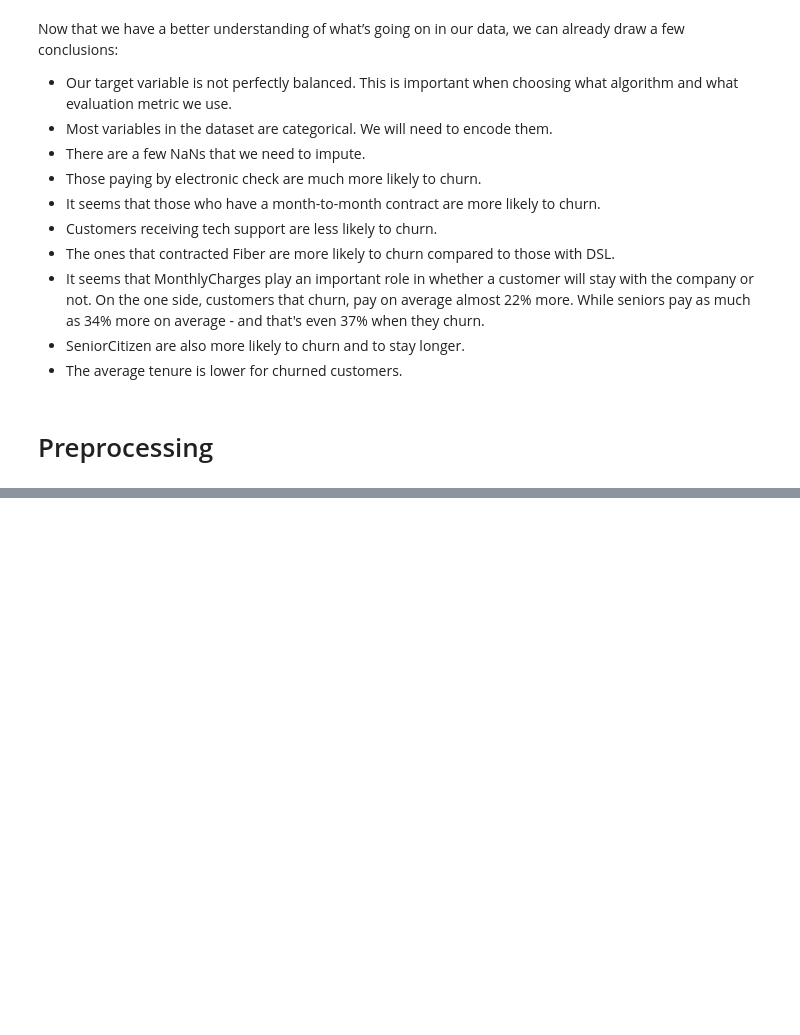
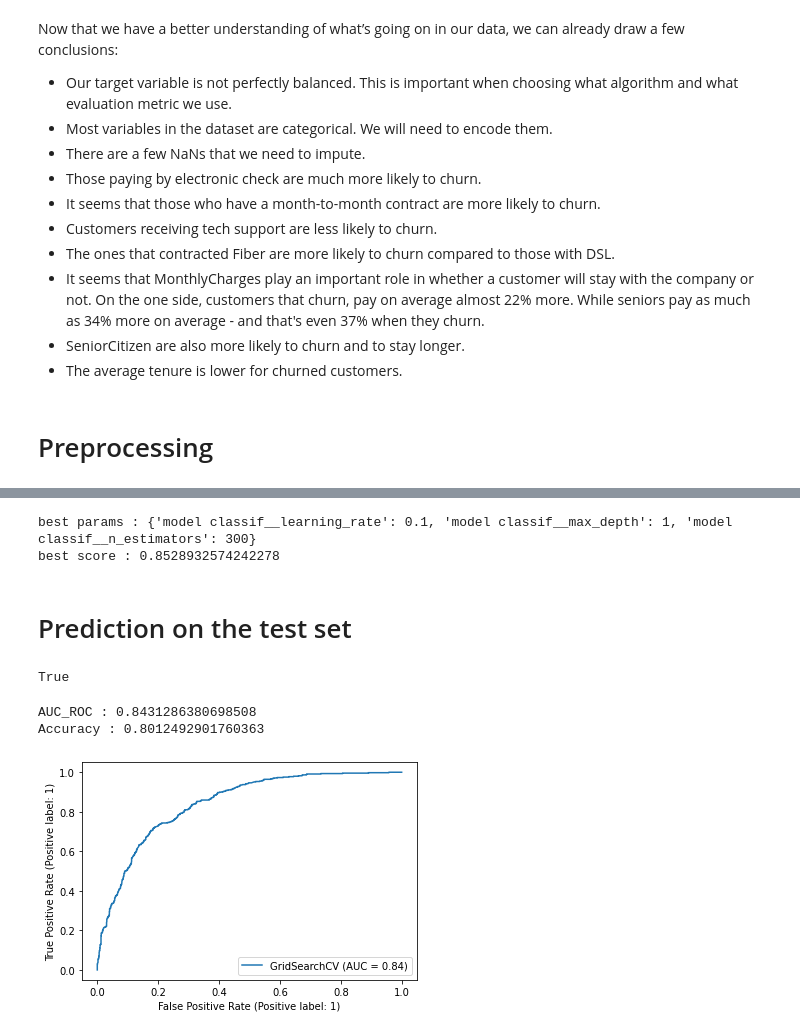
Before and after one commit to AmelieRmd/Customer-Churn, a Jupyter notebook: Churn_modeling.ipynb, the cells around one changed output, grey strips where cells are left out. Drawn from its saved outputs; the diff is of its cells as text; code cells hidden in the pictures; blank space fills up the shorter version.

Commit message:
modeling

```diff
--- a/Churn_modeling.ipynb
+++ b/Churn_modeling.ipynb
@@ -272 +330,7 @@ Now that we have a better understanding of what’s going on in our data, we can
+# %%
+# Preprocessor
+preproc = ColumnTransformer([
+    ('numerical', num_transformer, num_feat),
+    ('categorical', cat_transformer, cat_feat)
+], remainder='passthrough')
 # %% [markdown]
@@ -277,0 +477,9 @@ Now that we have a better understanding of what’s going on in our data, we can
+# %%
+# Final pipeline
+# Model GradientBoosting
+pipe = Pipeline(steps=[
+        ('preprocesser', preproc),
+        ('model classif', GradientBoostingClassifier(random_state=123))
+])
+
+pipe.get_params()
@@ -277,0 +504,11 @@ Now that we have a better understanding of what’s going on in our data, we can
+# %%
+# Grid Search
+grid = {
+    'model classif__max_depth':[1,3,5],
+    'model classif__learning_rate':[0.01,0.1,1],
+    'model classif__n_estimators':[100,200,300,400]
+}
+
+gridsearch = GridSearchCV(estimator=pipe, param_grid=grid, n_jobs=1, scoring='roc_auc', verbose=2)
+
+gridsearch.fit(X,y)
@@ -277,0 +533,17 @@ Now that we have a better understanding of what’s going on in our data, we can
+# %%
+print('best params :', gridsearch.best_params_)
+print('best score :', gridsearch.best_score_)
+# %% [output]
+best params : {'model classif__learning_rate': 0.1, 'model classif__max_depth': 1, 'model classif__n_estimators': 300}
+best score : 0.8528932574242278
+# %% [markdown]
+# Prediction on the test set
+# %%
+# Create X test and y test
+X_test = test.drop(columns='Churn', axis=1)
+y_test = test['Churn']
+# %%
+# Refitting training set with the best params
+gridsearch.refit
+# %% [output]
+True
@@ -277,0 +554,13 @@ Now that we have a better understanding of what’s going on in our data, we can
+# %%
+# Performances
+print('AUC_ROC :', roc_auc_score(y_test, y_score))
+print('Accuracy :', accuracy_score(y_test, y_pred))
+# %% [output]
+AUC_ROC : 0.8431286380698508
+Accuracy : 0.8012492901760363
+# %%
+# Plot the ROC curve
+plot_roc_curve(gridsearch, X_test, y_test)
+plt.show()
+# %% [output]
+[figure, added]
```
Also changed, not shown: parts of 23 cells of this notebook.
